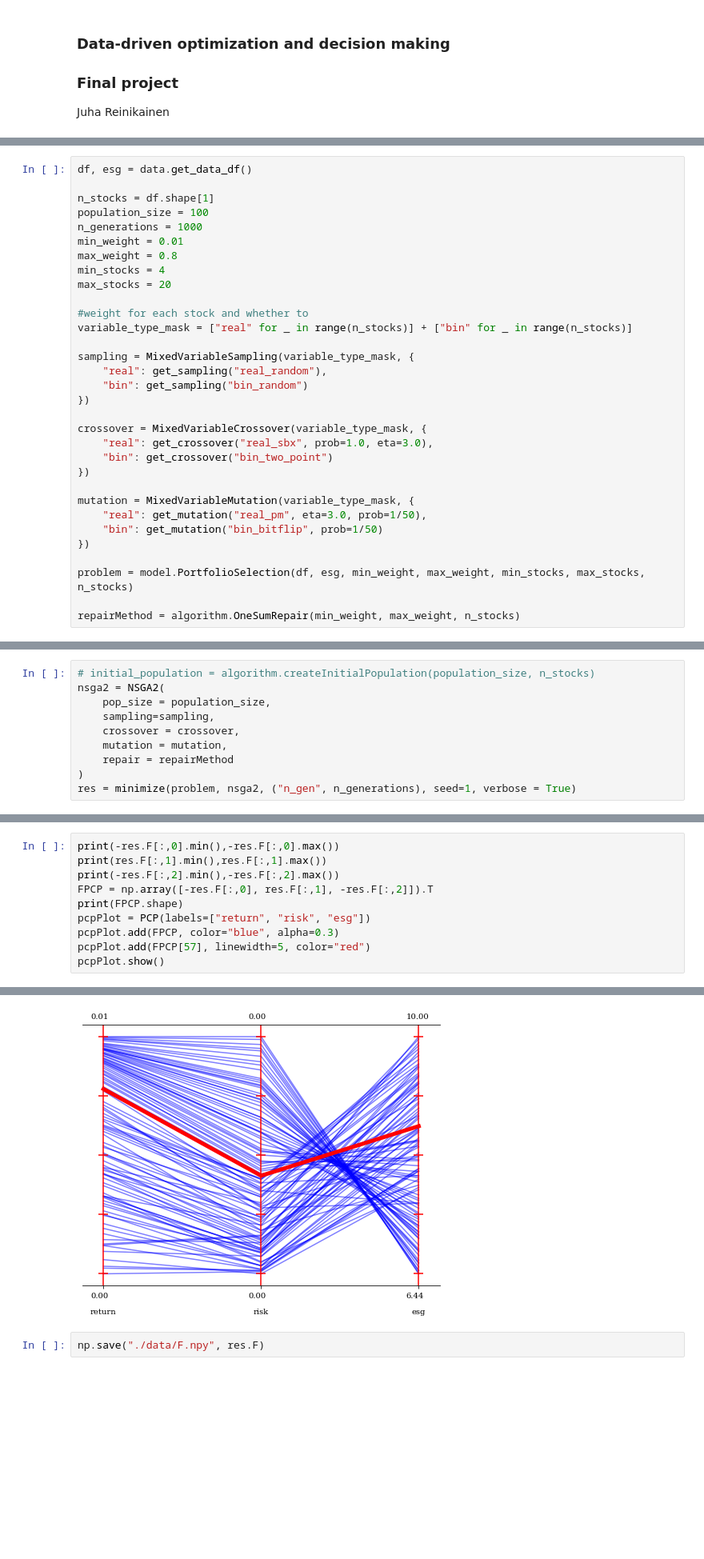
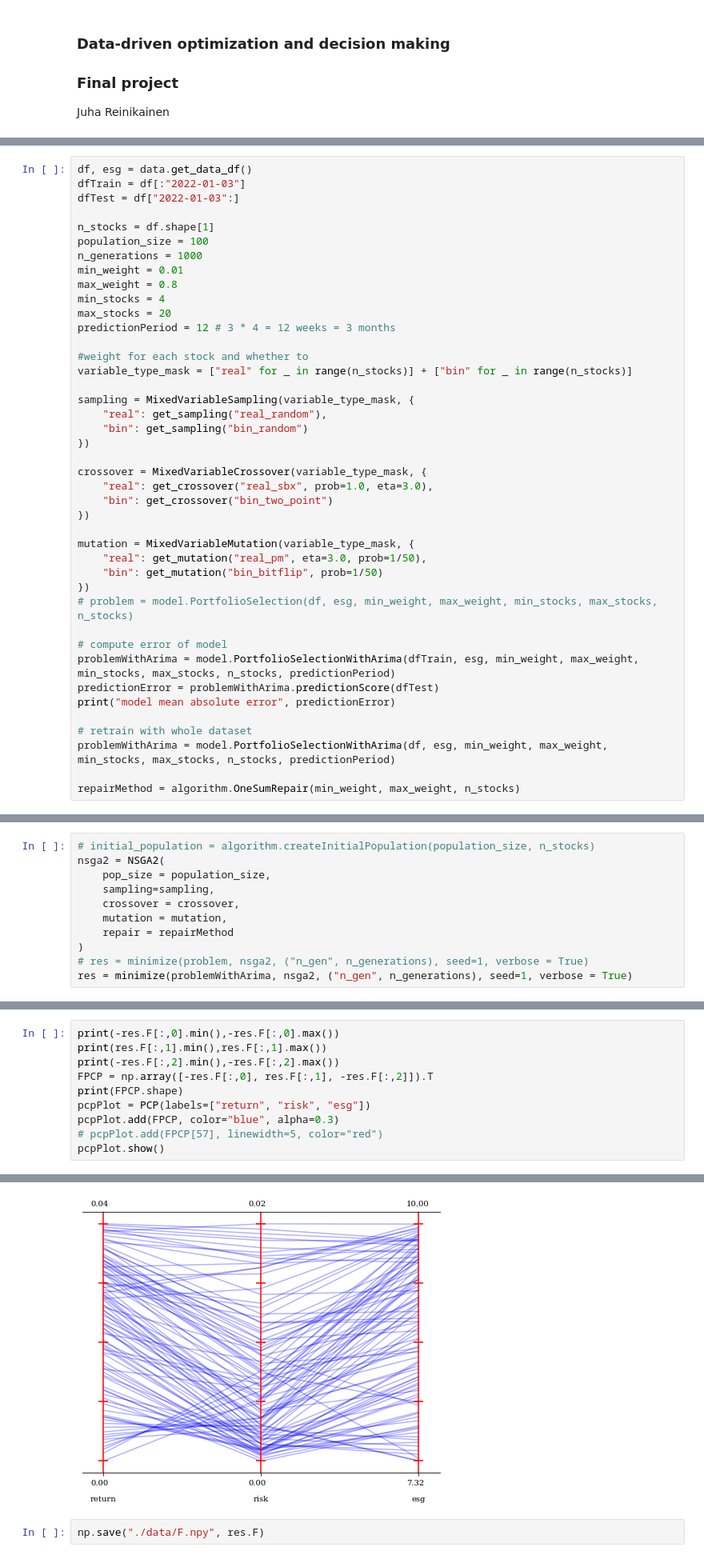
Before and after one commit to juanrein/opt, a Jupyter notebook: dataopt/final_project/portfolio.ipynb, the cells around one changed output, grey strips where cells are left out. Shown: that part at 80% size. Cells and saved outputs as stored; diff of their text form; blank space fills up the shorter version.

```diff
--- a/dataopt/final_project/portfolio.ipynb
+++ b/dataopt/final_project/portfolio.ipynb
@@ -25,5 +29,7 @@ import numpy as np
 # %%
 df, esg = data.get_data_df()
+dfTrain = df[:"2022-01-03"]
+dfTest = df["2022-01-03":]
 
 n_stocks = df.shape[1]
 population_size = 100
@@ -32,6 +38,7 @@ min_weight = 0.01
 max_weight = 0.8
 min_stocks = 4
 max_stocks = 20
+predictionPeriod = 12 # 3 * 4 = 12 weeks = 3 months
 
 #weight for each stock and whether to
 variable_type_mask = ["real" for _ in range(n_stocks)] + ["bin" for _ in range(n_stocks)]
@@ -50,7 +57,14 @@ mutation = MixedVariableMutation(variable_type_mask, {
     "real": get_mutation("real_pm", eta=3.0, prob=1/50),
     "bin": get_mutation("bin_bitflip", prob=1/50)
 })
+# problem = model.PortfolioSelection(df, esg, min_weight, max_weight, min_stocks, max_stocks, n_stocks)
 
-problem = model.PortfolioSelection(df, esg, min_weight, max_weight, min_stocks, max_stocks, n_stocks)
+# compute error of model
+problemWithArima = model.PortfolioSelectionWithArima(dfTrain, esg, min_weight, max_weight, min_stocks, max_stocks, n_stocks, predictionPeriod)
+predictionError = problemWithArima.predictionScore(dfTest)
+print("model mean absolute error", predictionError)
+
+# retrain with whole dataset
+problemWithArima = model.PortfolioSelectionWithArima(df, esg, min_weight, max_weight, min_stocks, max_stocks, n_stocks, predictionPeriod)
 
 repairMethod = algorithm.OneSumRepair(min_weight, max_weight, n_stocks)
@@ -63,7 +79,8 @@ nsga2 = NSGA2(
     mutation = mutation,
     repair = repairMethod
 )
-res = minimize(problem, nsga2, ("n_gen", n_generations), seed=1, verbose = True)
+# res = minimize(problem, nsga2, ("n_gen", n_generations), seed=1, verbose = True)
+res = minimize(problemWithArima, nsga2, ("n_gen", n_generations), seed=1, verbose = True)
 # %% [output]
 =====================================================================================
 n_gen |  n_eval |   cv (min)   |   cv (avg)   |  n_nds  |     eps      |  indicator
@@ -147,6 +164,6 @@ FPCP = np.array([-res.F[:,0], res.F[:,1], -res.F[:,2]]).T
 print(FPCP.shape)
 pcpPlot = PCP(labels=["return", "risk", "esg"])
 pcpPlot.add(FPCP, color="blue", alpha=0.3)
-pcpPlot.add(FPCP[57], linewidth=5, color="red")
+# pcpPlot.add(FPCP[57], linewidth=5, color="red")
 pcpPlot.show()
 # %% [output]
@@ -156,6 +173,6 @@ pcpPlot.show()
 (100, 3)
 <pymoo.visualization.pcp.PCP at 0x...>
-[figure, old version]
+[figure, new version]
 # %%
 np.save("./data/F.npy", res.F)
 # %%
```
Also changed, not shown: parts of 8 cells of this notebook, 15 other files.
